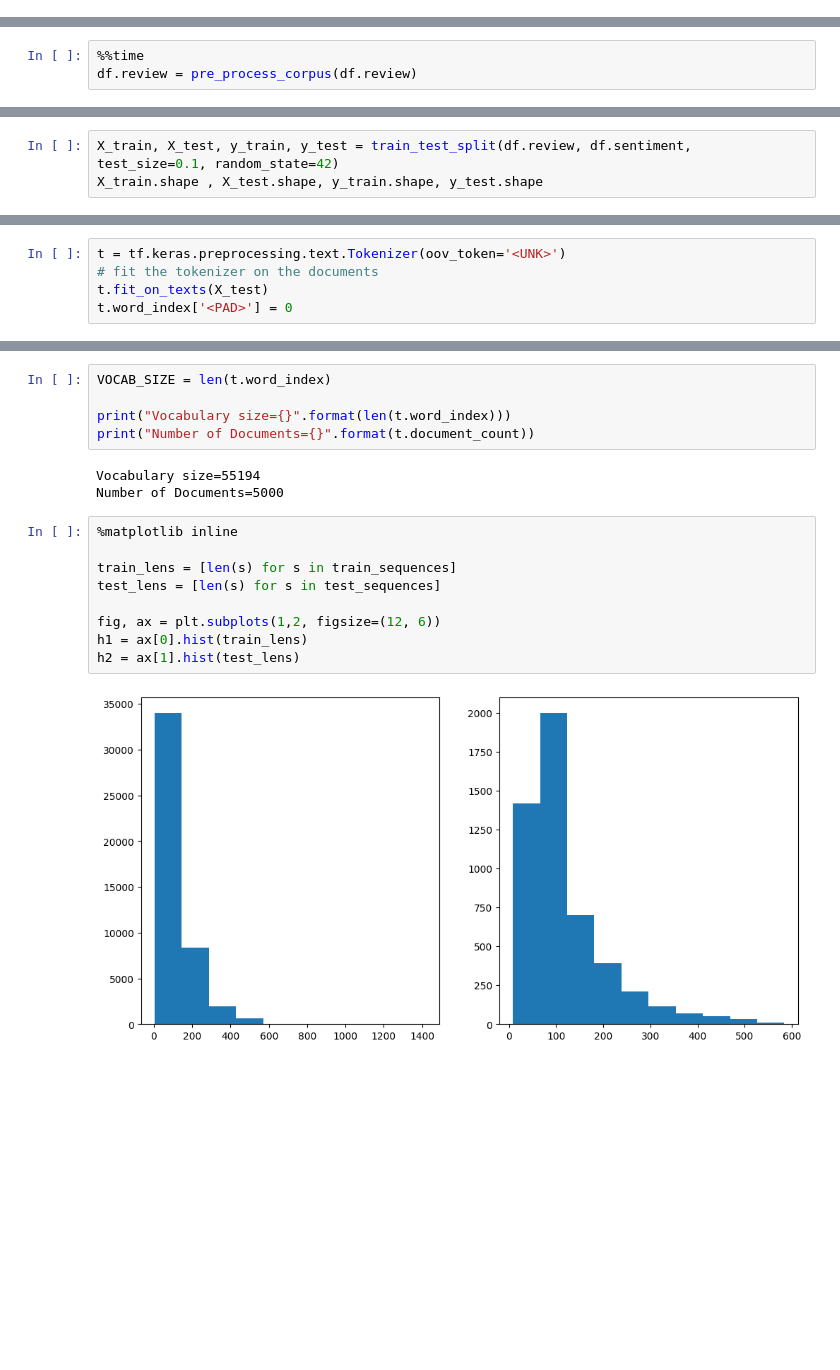
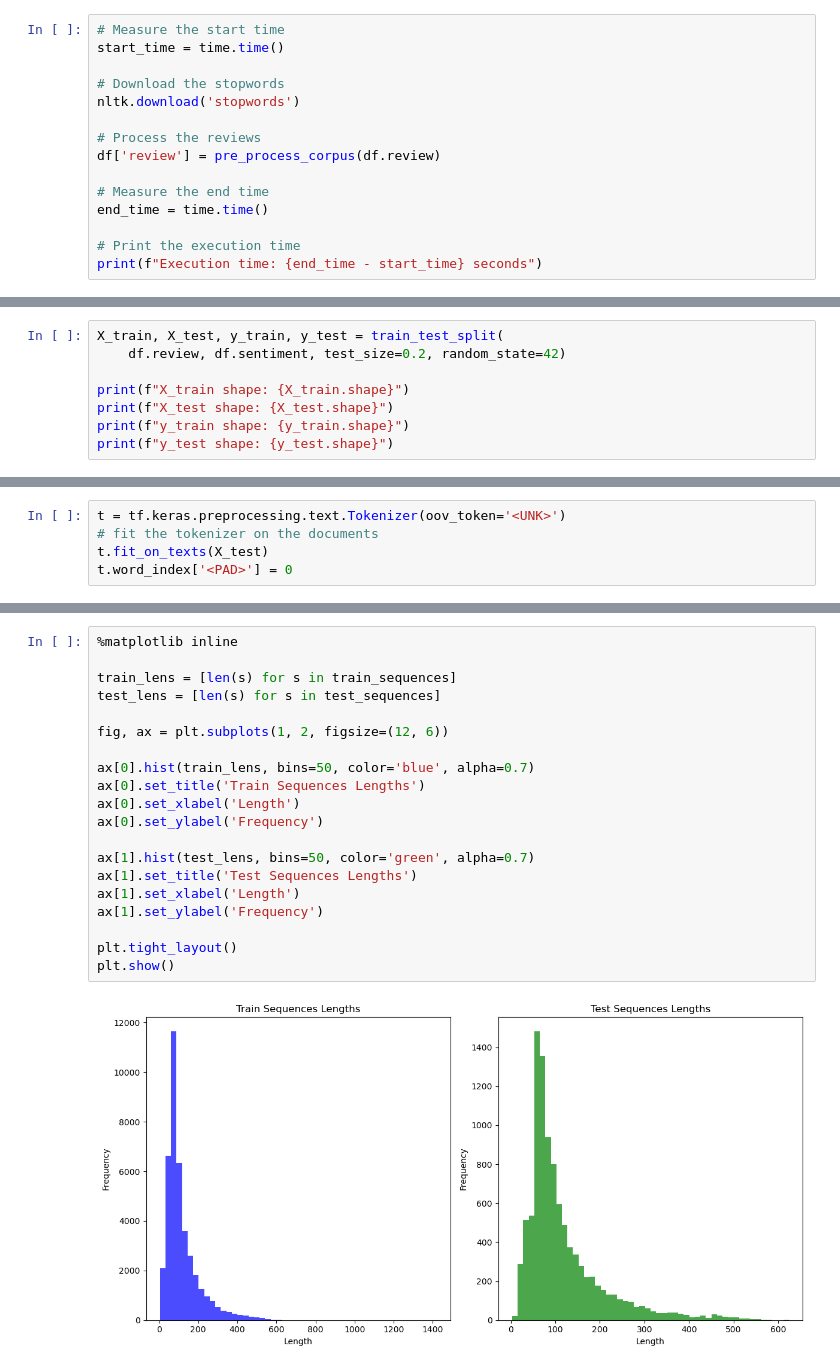
Before and after one commit to sains-data/Sentiment-Analysis-Using-GRU, a Jupyter notebook: Analysis GRU.ipynb, the cells around one changed output, grey strips where cells are left out. Drawn from its saved outputs; the diff is of its cells as text; blank space fills up the shorter version.

```diff
--- a/Analysis GRU.ipynb
+++ b/Analysis GRU.ipynb
@@ -64,0 +170,15 @@ df = pd.read_csv("/kaggle/input/imdb-dataset-of-50k-movie-reviews/IMDB Dataset.c
+# %%
+# Measure the start time
+start_time = time.time()
+
+# Download the stopwords
+nltk.download('stopwords')
+
+# Process the reviews
+df['review'] = pre_process_corpus(df.review)
+
+# Measure the end time
+end_time = time.time()
+
+# Print the execution time
+print(f"Execution time: {end_time - start_time} seconds")
@@ -137,3 +198,0 @@ def pre_process_corpus(docs):
-# %%
-%%time
-df.review = pre_process_corpus(df.review)
@@ -154,4 +202,9 @@ df.head()
 # %%
-X_train, X_test, y_train, y_test = train_test_split(df.review, df.sentiment, test_size=0.1, random_state=42)
-X_train.shape , X_test.shape, y_train.shape, y_test.shape
+X_train, X_test, y_train, y_test = train_test_split(
+    df.review, df.sentiment, test_size=0.2, random_state=42)
+
+print(f"X_train shape: {X_train.shape}")
+print(f"X_test shape: {X_test.shape}")
+print(f"y_train shape: {y_train.shape}")
+print(f"y_test shape: {y_test.shape}")
 # %% [output]
@@ -171,19 +236,22 @@ test_sequences = t.texts_to_sequences(X_test)
-# %%
-VOCAB_SIZE = len(t.word_index)
-
-print("Vocabulary size={}".format(len(t.word_index)))
-print("Number of Documents={}".format(t.document_count))
-# %% [output]
-Vocabulary size=55194
-Number of Documents=5000
 # %%
 %matplotlib inline
 
 train_lens = [len(s) for s in train_sequences]
 test_lens = [len(s) for s in test_sequences]
 
-fig, ax = plt.subplots(1,2, figsize=(12, 6))
-h1 = ax[0].hist(train_lens)
-h2 = ax[1].hist(test_lens)
+fig, ax = plt.subplots(1, 2, figsize=(12, 6))
+
+ax[0].hist(train_lens, bins=50, color='blue', alpha=0.7)
+ax[0].set_title('Train Sequences Lengths')
+ax[0].set_xlabel('Length')
+ax[0].set_ylabel('Frequency')
+
+ax[1].hist(test_lens, bins=50, color='green', alpha=0.7)
+ax[1].set_title('Test Sequences Lengths')
+ax[1].set_xlabel('Length')
+ax[1].set_ylabel('Frequency')
+
+plt.tight_layout()
+plt.show()
 # %% [output]
-[figure, old version]
+[figure, new version]
```
Also changed, not shown: parts of 119 cells of this notebook, 8 other files.
